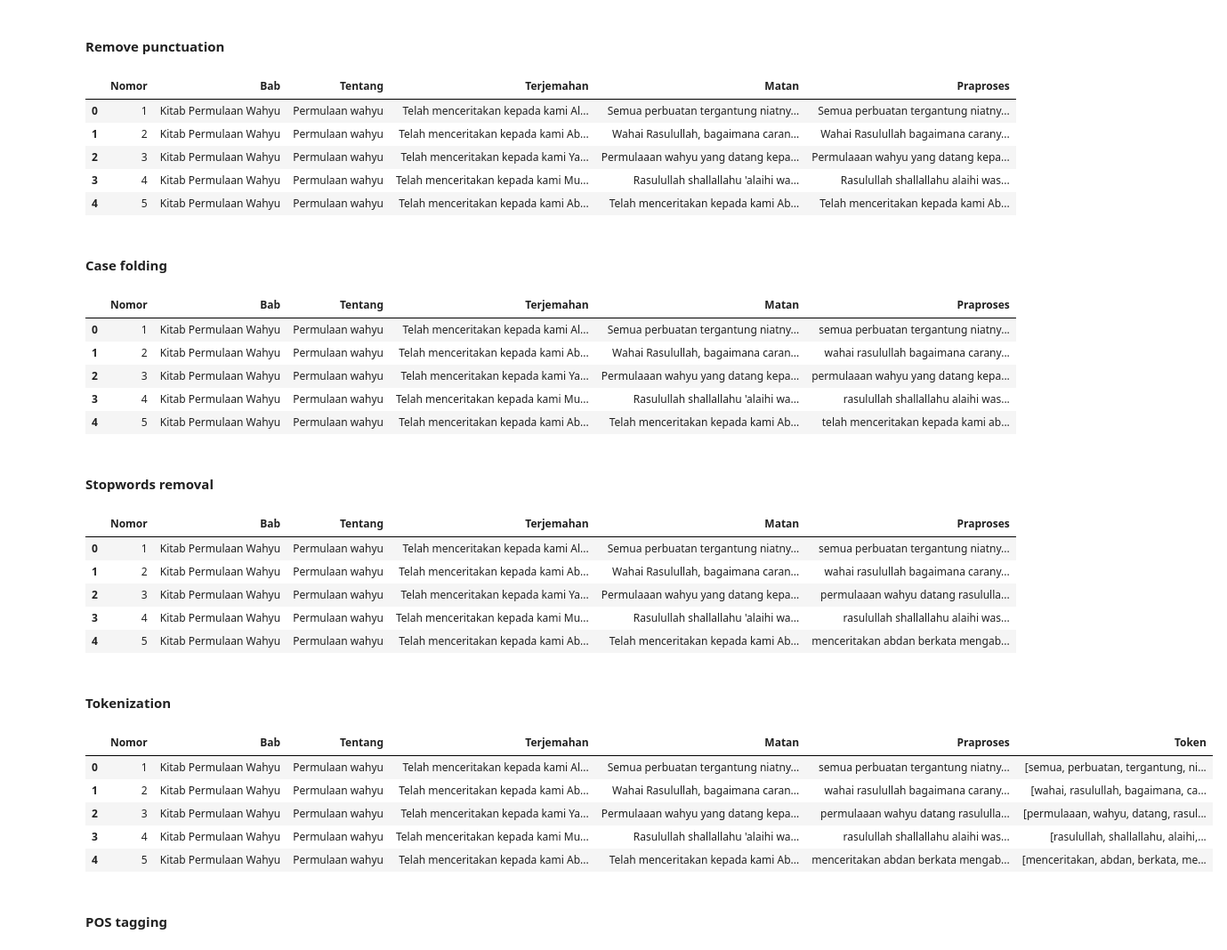
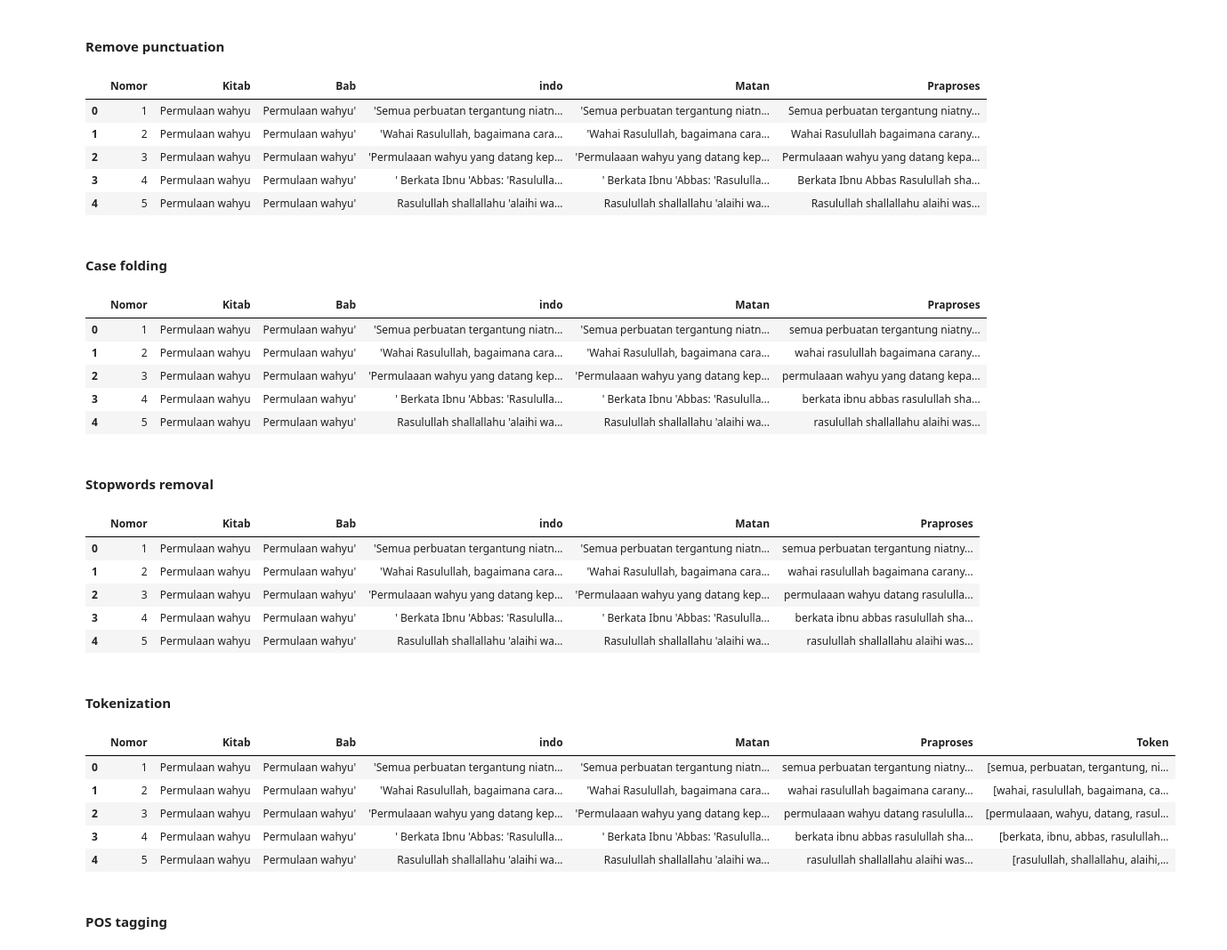
Before and after one commit to arifmuzayyan/OntologiHadis, a Jupyter notebook: src/main.ipynb, the cells around one changed output. Shown at 89% size. Saved outputs shown, nothing was run; the diff lists cells and outputs as text; code cells hidden in the pictures.

```diff
--- a/src/main.ipynb
+++ b/src/main.ipynb
@@ -87,29 +53,37 @@ df_bukhari = df_scraper
+# %%
+# df_praproses = df_bukhari
+df_praproses = df_scraper
+
+# df_praproses['Matan'] = [x.split(": \"",1)[-1] for x in df_praproses.indo]
+
+df_praproses['Praproses'] = df_praproses['indo']
+# df_praproses['Praproses'] = df_praproses['Matan']
 # %% [markdown]
 #### Remove punctuation
 # %%
 import string
-# df_bukhari['Praproses'] = df_bukhari['Terjemahan'].str.replace('[{}]'.format(string.punctuation), '', regex=True)
-df_bukhari['Praproses'] = df_bukhari['Matan'].str.replace('[{}]'.format(string.punctuation), '', regex=True)
-df_bukhari.head()
+df_praproses['Praproses'] = df_praproses['Praproses'].str.replace('[{}]'.format(string.punctuation), '', regex=True)
+# df_praproses['Praproses'] = df_praproses['Matan'].str.replace('[{}]'.format(string.punctuation), '', regex=True)
+df_praproses.head()
 # %% [output]
-|  | Nomor | Bab | Tentang | Terjemahan | Matan | Praproses |
-| 0 | 1 | Kitab Permulaan Wahyu | Permulaan wahyu | Telah menceritakan kepada kami Al... | Semua perbuatan tergantung niatny... | Semua perbuatan tergantung niatny... |
-| 1 | 2 | Kitab Permulaan Wahyu | Permulaan wahyu | Telah menceritakan kepada kami Ab... | Wahai Rasulullah, bagaimana caran... | Wahai Rasulullah bagaimana carany... |
-| 2 | 3 | Kitab Permulaan Wahyu | Permulaan wahyu | Telah menceritakan kepada kami Ya... | Permulaaan wahyu yang datang kepa... | Permulaaan wahyu yang datang kepa... |
-| 3 | 4 | Kitab Permulaan Wahyu | Permulaan wahyu | Telah menceritakan kepada kami Mu... | Rasulullah shallallahu 'alaihi wa... | Rasulullah shallallahu alaihi was... |
-| 4 | 5 | Kitab Permulaan Wahyu | Permulaan wahyu | Telah menceritakan kepada kami Ab... | Telah menceritakan kepada kami Ab... | Telah menceritakan kepada kami Ab... |
+|  | Nomor | Kitab | Bab | indo | Matan | Praproses |
+| 0 | 1 | Permulaan wahyu | Permulaan wahyu' | 'Semua perbuatan tergantung niatn... | 'Semua perbuatan tergantung niatn... | Semua perbuatan tergantung niatny... |
+| 1 | 2 | Permulaan wahyu | Permulaan wahyu' | 'Wahai Rasulullah, bagaimana cara... | 'Wahai Rasulullah, bagaimana cara... | Wahai Rasulullah bagaimana carany... |
+| 2 | 3 | Permulaan wahyu | Permulaan wahyu' | 'Permulaaan wahyu yang datang kep... | 'Permulaaan wahyu yang datang kep... | Permulaaan wahyu yang datang kepa... |
+| 3 | 4 | Permulaan wahyu | Permulaan wahyu' | ' Berkata Ibnu 'Abbas: 'Rasululla... | ' Berkata Ibnu 'Abbas: 'Rasululla... | Berkata Ibnu Abbas Rasulullah sha... |
+| 4 | 5 | Permulaan wahyu | Permulaan wahyu' | Rasulullah shallallahu 'alaihi wa... | Rasulullah shallallahu 'alaihi wa... | Rasulullah shallallahu alaihi was... |
 # %% [markdown]
 #### Case folding
 # %%
-df_bukhari['Praproses'] = df_bukhari['Praproses'].str.lower()
-df_bukhari.head()
+df_praproses['Praproses'] = df_praproses['Praproses'].str.lower()
+df_praproses.head()
 # %% [output]
-|  | Nomor | Bab | Tentang | Terjemahan | Matan | Praproses |
-| 0 | 1 | Kitab Permulaan Wahyu | Permulaan wahyu | Telah menceritakan kepada kami Al... | Semua perbuatan tergantung niatny... | semua perbuatan tergantung niatny... |
-| 1 | 2 | Kitab Permulaan Wahyu | Permulaan wahyu | Telah menceritakan kepada kami Ab... | Wahai Rasulullah, bagaimana caran... | wahai rasulullah bagaimana carany... |
-| 2 | 3 | Kitab Permulaan Wahyu | Permulaan wahyu | Telah menceritakan kepada kami Ya... | Permulaaan wahyu yang datang kepa... | permulaaan wahyu yang datang kepa... |
-| 3 | 4 | Kitab Permulaan Wahyu | Permulaan wahyu | Telah menceritakan kepada kami Mu... | Rasulullah shallallahu 'alaihi wa... | rasulullah shallallahu alaihi was... |
-| 4 | 5 | Kitab Permulaan Wahyu | Permulaan wahyu | Telah menceritakan kepada kami Ab... | Telah menceritakan kepada kami Ab... | telah menceritakan kepada kami ab... |
+|  | Nomor | Kitab | Bab | indo | Matan | Praproses |
+| 0 | 1 | Permulaan wahyu | Permulaan wahyu' | 'Semua perbuatan tergantung niatn... | 'Semua perbuatan tergantung niatn... | semua perbuatan tergantung niatny... |
+| 1 | 2 | Permulaan wahyu | Permulaan wahyu' | 'Wahai Rasulullah, bagaimana cara... | 'Wahai Rasulullah, bagaimana cara... | wahai rasulullah bagaimana carany... |
+| 2 | 3 | Permulaan wahyu | Permulaan wahyu' | 'Permulaaan wahyu yang datang kep... | 'Permulaaan wahyu yang datang kep... | permulaaan wahyu yang datang kepa... |
+| 3 | 4 | Permulaan wahyu | Permulaan wahyu' | ' Berkata Ibnu 'Abbas: 'Rasululla... | ' Berkata Ibnu 'Abbas: 'Rasululla... | berkata ibnu abbas rasulullah sha... |
+| 4 | 5 | Permulaan wahyu | Permulaan wahyu' | Rasulullah shallallahu 'alaihi wa... | Rasulullah shallallahu 'alaihi wa... | rasulullah shallallahu alaihi was... |
 # %% [markdown]
 #### Stopwords removal
 # %%
@@ -122,15 +96,15 @@ stopwords = factory.create_stop_word_remover()
 
 def stopwords_wrapper(text):
     return stopwords.remove(text)
-df_bukhari['Praproses'] = df_bukhari['Praproses'].apply(stopwords_wrapper)
-df_bukhari.head()
+df_praproses['Praproses'] = df_praproses['Praproses'].apply(stopwords_wrapper)
+df_praproses.head()
 # %% [output]
-|  | Nomor | Bab | Tentang | Terjemahan | Matan | Praproses |
-| 0 | 1 | Kitab Permulaan Wahyu | Permulaan wahyu | Telah menceritakan kepada kami Al... | Semua perbuatan tergantung niatny... | semua perbuatan tergantung niatny... |
-| 1 | 2 | Kitab Permulaan Wahyu | Permulaan wahyu | Telah menceritakan kepada kami Ab... | Wahai Rasulullah, bagaimana caran... | wahai rasulullah bagaimana carany... |
-| 2 | 3 | Kitab Permulaan Wahyu | Permulaan wahyu | Telah menceritakan kepada kami Ya... | Permulaaan wahyu yang datang kepa... | permulaaan wahyu datang rasululla... |
-| 3 | 4 | Kitab Permulaan Wahyu | Permulaan wahyu | Telah menceritakan kepada kami Mu... | Rasulullah shallallahu 'alaihi wa... | rasulullah shallallahu alaihi was... |
-| 4 | 5 | Kitab Permulaan Wahyu | Permulaan wahyu | Telah menceritakan kepada kami Ab... | Telah menceritakan kepada kami Ab... | menceritakan abdan berkata mengab... |
+|  | Nomor | Kitab | Bab | indo | Matan | Praproses |
+| 0 | 1 | Permulaan wahyu | Permulaan wahyu' | 'Semua perbuatan tergantung niatn... | 'Semua perbuatan tergantung niatn... | semua perbuatan tergantung niatny... |
+| 1 | 2 | Permulaan wahyu | Permulaan wahyu' | 'Wahai Rasulullah, bagaimana cara... | 'Wahai Rasulullah, bagaimana cara... | wahai rasulullah bagaimana carany... |
+| 2 | 3 | Permulaan wahyu | Permulaan wahyu' | 'Permulaaan wahyu yang datang kep... | 'Permulaaan wahyu yang datang kep... | permulaaan wahyu datang rasululla... |
+| 3 | 4 | Permulaan wahyu | Permulaan wahyu' | ' Berkata Ibnu 'Abbas: 'Rasululla... | ' Berkata Ibnu 'Abbas: 'Rasululla... | berkata ibnu abbas rasulullah sha... |
+| 4 | 5 | Permulaan wahyu | Permulaan wahyu' | Rasulullah shallallahu 'alaihi wa... | Rasulullah shallallahu 'alaihi wa... | rasulullah shallallahu alaihi was... |
 # %% [markdown]
 #### Tokenization
 # %%
@@ -140,18 +114,18 @@ df_bukhari.head()
 # %%
 from nltk.tokenize import word_tokenize
 
 def word_tokenize_wrapper(text):
     return word_tokenize(text)
 
-df_bukhari['Token'] = df_bukhari['Praproses'].apply(word_tokenize_wrapper)
-df_bukhari.head()
+df_praproses['Token'] = df_praproses['Praproses'].apply(word_tokenize_wrapper)
+df_praproses.head()
 # %% [output]
-|  | Nomor | Bab | Tentang | Terjemahan | Matan | Praproses | Token |
-| 0 | 1 | Kitab Permulaan Wahyu | Permulaan wahyu | Telah menceritakan kepada kami Al... | Semua perbuatan tergantung niatny... | semua perbuatan tergantung niatny... | [semua, perbuatan, tergantung, ni... |
-| 1 | 2 | Kitab Permulaan Wahyu | Permulaan wahyu | Telah menceritakan kepada kami Ab... | Wahai Rasulullah, bagaimana caran... | wahai rasulullah bagaimana carany... | [wahai, rasulullah, bagaimana, ca... |
-| 2 | 3 | Kitab Permulaan Wahyu | Permulaan wahyu | Telah menceritakan kepada kami Ya... | Permulaaan wahyu yang datang kepa... | permulaaan wahyu datang rasululla... | [permulaaan, wahyu, datang, rasul... |
-| 3 | 4 | Kitab Permulaan Wahyu | Permulaan wahyu | Telah menceritakan kepada kami Mu... | Rasulullah shallallahu 'alaihi wa... | rasulullah shallallahu alaihi was... | [rasulullah, shallallahu, alaihi,... |
-| 4 | 5 | Kitab Permulaan Wahyu | Permulaan wahyu | Telah menceritakan kepada kami Ab... | Telah menceritakan kepada kami Ab... | menceritakan abdan berkata mengab... | [menceritakan, abdan, berkata, me... |
+|  | Nomor | Kitab | Bab | indo | Matan | Praproses | Token |
+| 0 | 1 | Permulaan wahyu | Permulaan wahyu' | 'Semua perbuatan tergantung niatn... | 'Semua perbuatan tergantung niatn... | semua perbuatan tergantung niatny... | [semua, perbuatan, tergantung, ni... |
+| 1 | 2 | Permulaan wahyu | Permulaan wahyu' | 'Wahai Rasulullah, bagaimana cara... | 'Wahai Rasulullah, bagaimana cara... | wahai rasulullah bagaimana carany... | [wahai, rasulullah, bagaimana, ca... |
+| 2 | 3 | Permulaan wahyu | Permulaan wahyu' | 'Permulaaan wahyu yang datang kep... | 'Permulaaan wahyu yang datang kep... | permulaaan wahyu datang rasululla... | [permulaaan, wahyu, datang, rasul... |
+| 3 | 4 | Permulaan wahyu | Permulaan wahyu' | ' Berkata Ibnu 'Abbas: 'Rasululla... | ' Berkata Ibnu 'Abbas: 'Rasululla... | berkata ibnu abbas rasulullah sha... | [berkata, ibnu, abbas, rasulullah... |
+| 4 | 5 | Permulaan wahyu | Permulaan wahyu' | Rasulullah shallallahu 'alaihi wa... | Rasulullah shallallahu 'alaihi wa... | rasulullah shallallahu alaihi was... | [rasulullah, shallallahu, alaihi,... |
 # %% [markdown]
 #### POS tagging
 # %%
```
Also changed, not shown: parts of 18 cells of this notebook, 11 other files.
